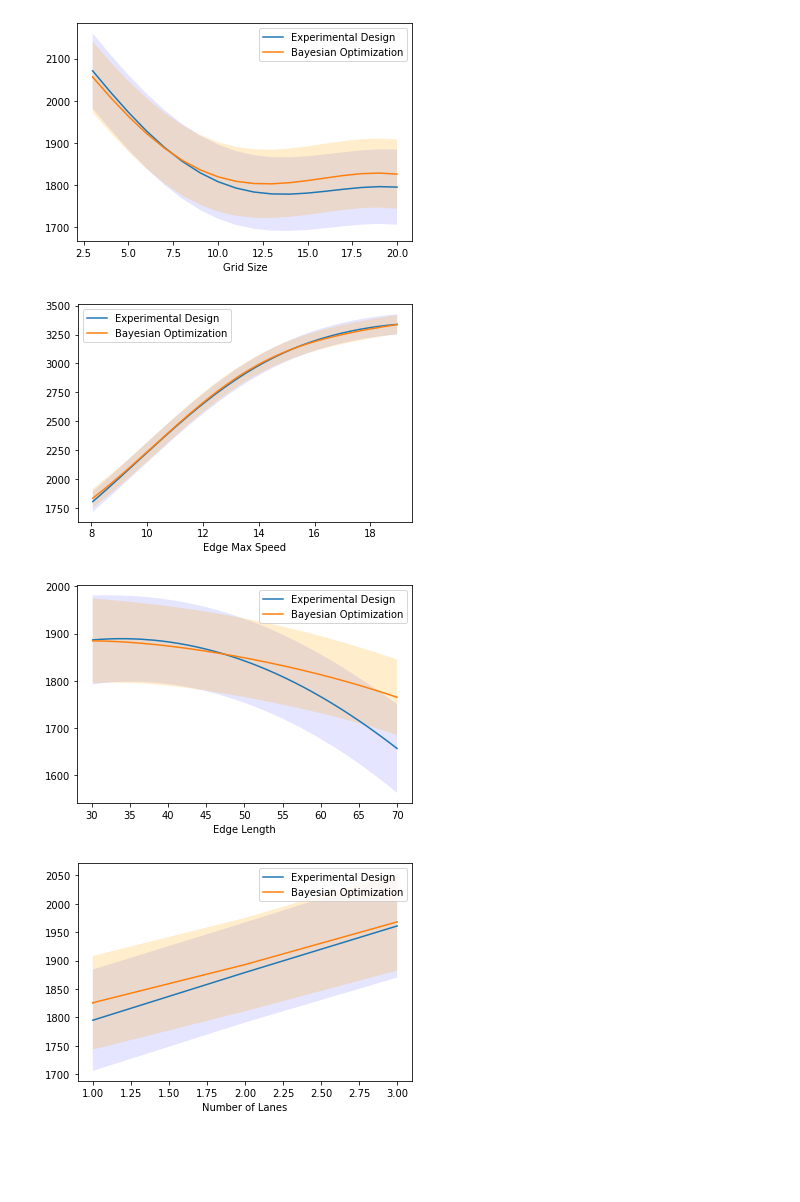
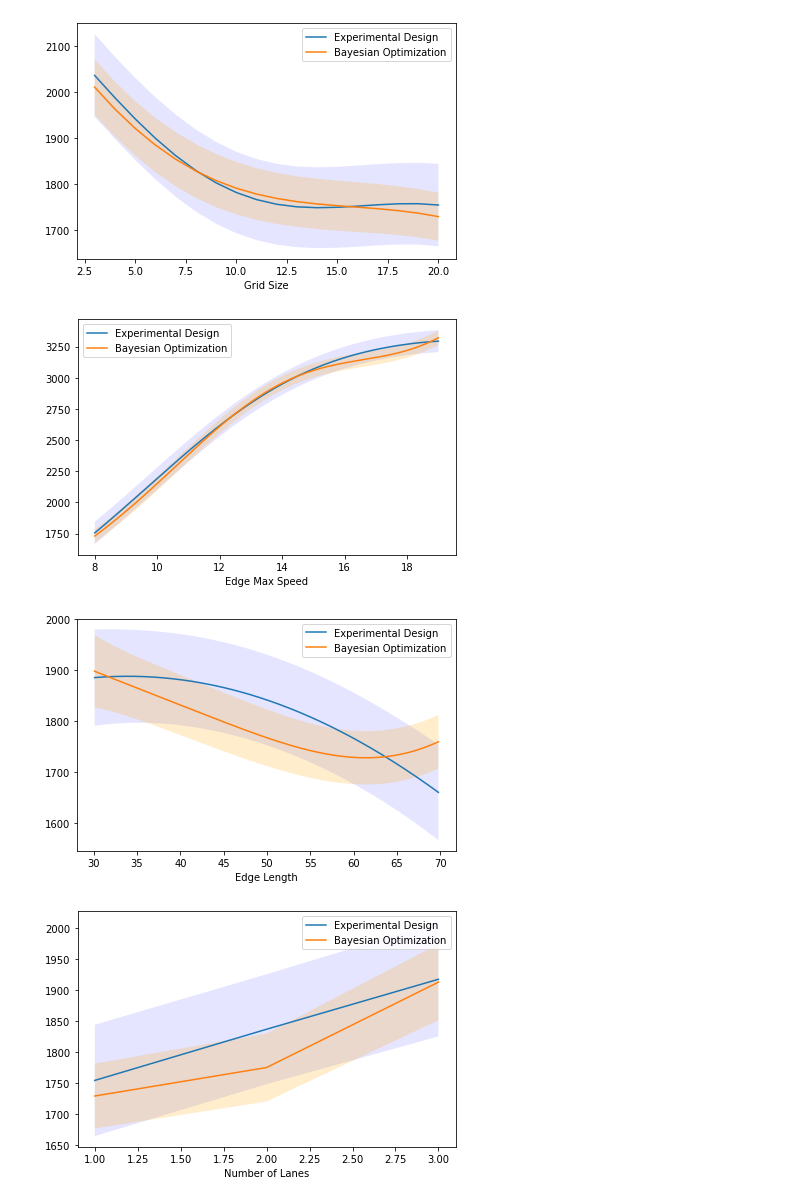
Before and after one commit to MatteoBettini/TrafficEmu, a Jupyter notebook: sensitivity_analysis/ofat-compare.ipynb, the cells around one changed output. Cells and saved outputs as stored; diff of their text form; code cells hidden in the pictures; blank space fills up the shorter version.

Commit message:
SA Create Graphs

```diff
--- a/sensitivity_analysis/ofat-compare.ipynb
+++ b/sensitivity_analysis/ofat-compare.ipynb
@@ -38,12 +38,13 @@ elif mv:
 
 elif ivr:
     exp_tl_file='5param_integrated_variance_reduction_20_init_points_500_loops_timeloss_per_duration'
-    exp_co2_file='ARD_5param_integrated_variance_reduction_250_init_points_500_loops_co2_per_duration' # Actually 500 points
+    exp_co2_file='ARD_integrated_variance_reduction_500_loops_CO2'
 
     bay_tl_file='520_integrated_variance_50_bay_timeLoss'
     bay_tl_res='results_integrated_variance_timeLoss'
-    bay_co2_file='520_integrated_variance_50_bay_emissions_ARD'
-    bay_co2_res='results_integrated_variance_emissions_ARD'
+
+    bay_co2_file='400_BO_loops_500_integrated_variance_CO2_ARD'
+    bay_co2_res='results_400_BO_loops_500_integrated_variance_CO2_ARD'
 
     output_dir = "integrated_variance_reduction"
     if not os.path.isdir(output_dir):
@@ -99,36 +100,39 @@ for idx, space_dict in enumerate(parameter_spaces):
     if parameter_space_variant == 'TIME':
         tl_X, exp_tl_Y, exp_tl_std = run_emu(exp_tl_model, test_X, idx)
         _, bay_tl_Y, bay_tl_std = run_emu(bay_tl_model, test_X, idx)
 
         data['tl_X'] = tl_X
         data['exp_tl_Y'] = exp_tl_Y
         data['exp_tl_std'] = exp_tl_std
         data['bay_tl_Y'] = bay_tl_Y
         data['bay_tl_std'] = bay_tl_std
         _ax1 = pd.DataFrame(data).plot.line(x='tl_X', y=['exp_tl_Y', 'bay_tl_Y'], ax=ax)
         _ax1.legend(['Experimental Design', 'Bayesian Optimization'])
         _ax1.fill_between(tl_X, exp_tl_Y - exp_tl_std, exp_tl_Y + exp_tl_std, facecolor='blue', alpha=0.1, interpolate=True)
         _ax1.fill_between(tl_X, bay_tl_Y - bay_tl_std, bay_tl_Y + bay_tl_std, facecolor='orange', alpha=0.2, interpolate=True)
 
     if parameter_space_variant == 'CO2':
         co2_X, exp_co2_Y, exp_co2_std = run_emu(exp_co2_model, test_X, idx)
         _, bay_co2_Y, bay_co2_std = run_emu(bay_co2_model, test_X, idx)
         data['co2_X'] = co2_X
         data['exp_co2_Y'] = exp_co2_Y
         data['exp_co2_std'] = exp_co2_std
         data['bay_co2_Y'] = bay_co2_Y
         data['bay_co2_std'] = bay_co2_std
         y_secondary = True if parameter_space_variant is None else False
         _ax2 = pd.DataFrame(data).plot.line(secondary_y=y_secondary, x='co2_X', y=['exp_co2_Y', 'bay_co2_Y'], ax=ax)
         _ax2.legend(['Experimental Design', 'Bayesian Optimization'])
         _ax2.fill_between(co2_X, exp_co2_Y - exp_co2_std, exp_co2_Y + exp_co2_std, facecolor='blue', alpha=0.1, interpolate=True)
         _ax2.fill_between(co2_X, bay_co2_Y - bay_co2_std, bay_co2_Y + bay_co2_std, facecolor='orange', alpha=0.2, interpolate=True)
 
     ax.set_xlabel(parameter_name)
-plt.subplots_adjust(hspace=0.3)
-fig.show()
+    plt.subplots_adjust(hspace=0.3)
+    fig.tight_layout()
+    if not os.path.isdir(output_dir + '/ofat-compare/'+parameter_space_variant.lower()):
+        os.makedirs(output_dir + '/ofat-compare/'+parameter_space_variant.lower())
+    fig.savefig(output_dir + '/ofat-compare/'+parameter_space_variant.lower()+'/'+ parameter_name.lower().replace(" ", "_") +'.pdf', format='pdf')
 # %% [output]
-[figure, old version]
+[figure, new version]
-[figure, old version]
+[figure, new version]
-[figure, old version]
+[figure, new version]
-[figure, old version]
+[figure, new version]
```
Also changed, not shown: parts of 2 cells of this notebook, 19 other files.
